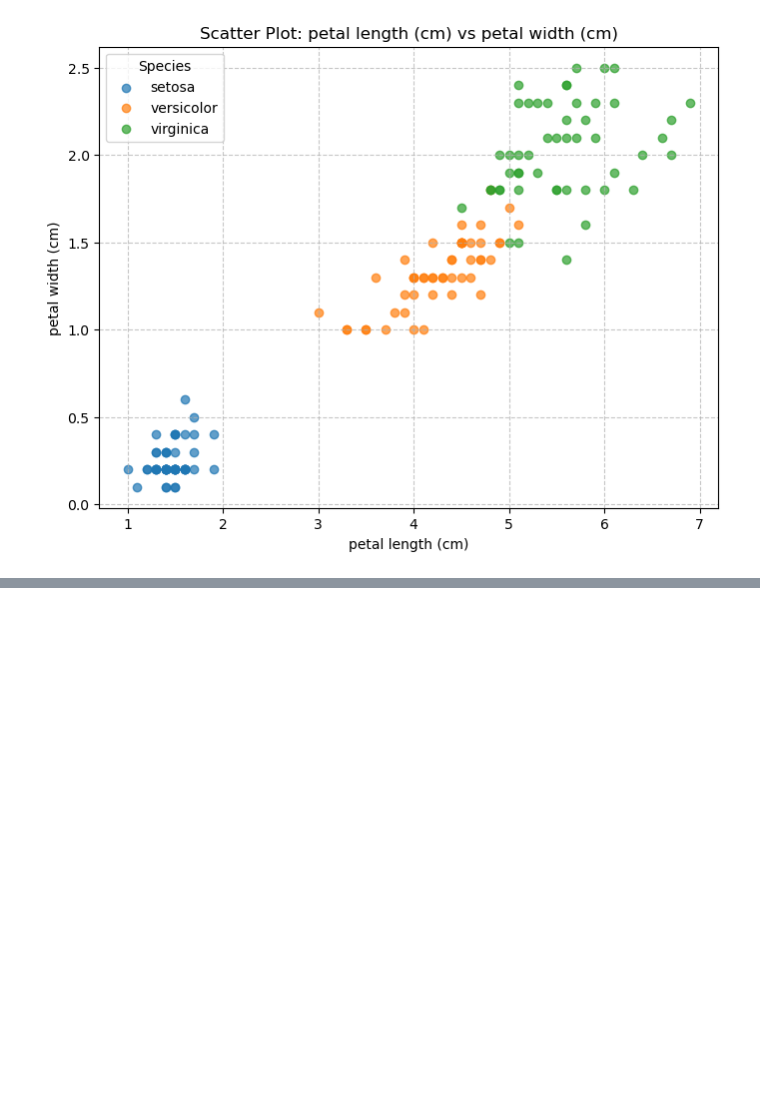
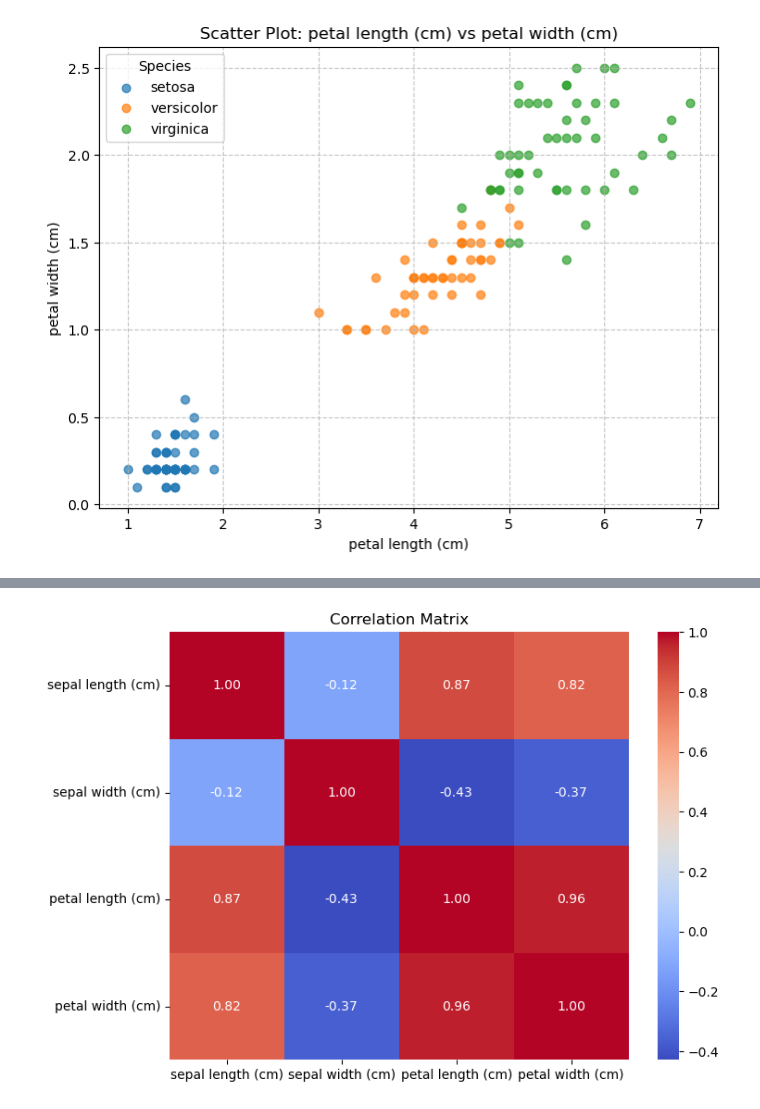
Before and after one commit to CGiardino/pands-project, a Jupyter notebook: analysis.ipynb, the cells around one changed output, grey strips where cells are left out. Cells and saved outputs as stored; diff of their text form; code cells hidden in the pictures; blank space fills up the shorter version.

```diff
--- a/analysis.ipynb
+++ b/analysis.ipynb
@@ -137,0 +155,10 @@ for feature_x, feature_y in itertools.combinations(feature_names, 2):
+# %%
+# Compute and visualize the correlation matrix
+correlation_matrix = iris_df.iloc[:, :-1].corr()
+plt.figure(figsize=(8, 6))
+sns.heatmap(correlation_matrix, annot=True, cmap='coolwarm', fmt='.2f')
+plt.title('Correlation Matrix')
+plt.savefig('correlation_matrix.png')
+plt.show()
+# %% [output]
+[figure, added]
```
Also changed, not shown: parts of 7 cells of this notebook, 8 other files.
